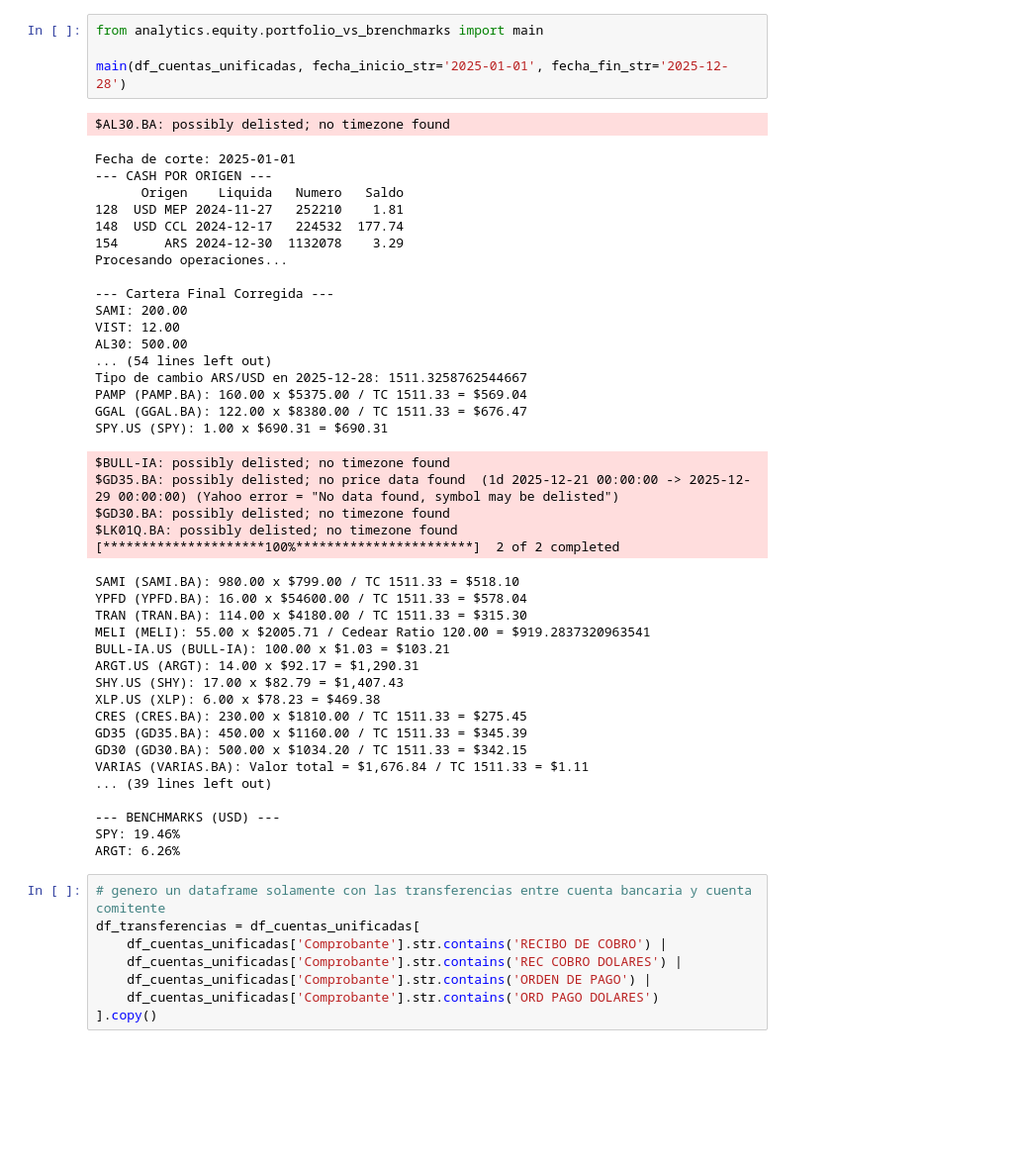
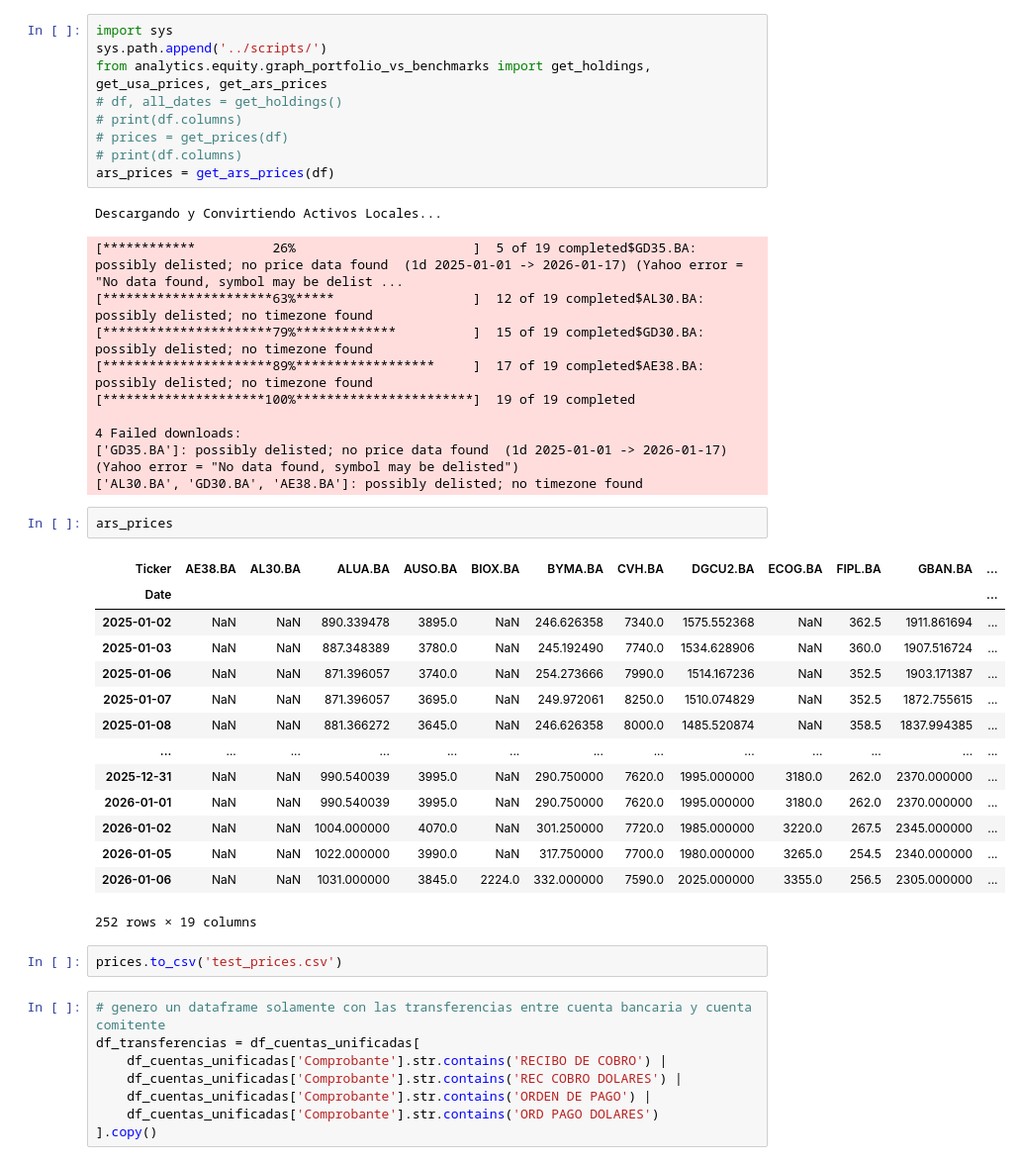
Before and after one commit to Tomasteawita/white_finance, a Jupyter notebook: notebooks/comparacion_portfolios_merval_s&p500.ipynb, the cells around one changed output. Shown at 99% size. Drawn from its saved outputs; the diff is of its cells as text; blank space fills up the shorter version.

```diff
--- a/notebooks/comparacion_portfolios_merval_s&p500.ipynb
+++ b/notebooks/comparacion_portfolios_merval_s&p500.ipynb
@@ -85,48 +106,42 @@ LK01Q: 407.00
 # %%
-from analytics.equity.portfolio_vs_brenchmarks import main
-
-main(df_cuentas_unificadas, fecha_inicio_str='2025-01-01', fecha_fin_str='2025-12-28')
+import sys
+sys.path.append('../scripts/')
+from analytics.equity.graph_portfolio_vs_benchmarks import get_holdings, get_usa_prices, get_ars_prices
+# df, all_dates = get_holdings()
+# print(df.columns)
+# prices = get_prices(df)
+# print(df.columns)
+ars_prices = get_ars_prices(df)
 # %% [output]
-$AL30.BA: possibly delisted; no timezone found
+Descargando y Convirtiendo Activos Locales...
-Fecha de corte: 2025-01-01
---- CASH POR ORIGEN ---
-      Origen    Liquida   Numero   Saldo
-128  USD MEP 2024-11-27   252210    1.81
-148  USD CCL 2024-12-17   224532  177.74
-154      ARS 2024-12-30  1132078    3.29
-Procesando operaciones...
+[************          26%                       ]  5 of 19 completed$GD35.BA: possibly delisted; no price data found  (1d 2025-01-01 -> 2026-01-17) (Yahoo error = "No data found, symbol may be delist ...
+[**********************63%*****                  ]  12 of 19 completed$AL30.BA: possibly delisted; no timezone found
+[**********************79%*************          ]  15 of 19 completed$GD30.BA: possibly delisted; no timezone found
+[**********************89%******************     ]  17 of 19 completed$AE38.BA: possibly delisted; no timezone found
+[*********************100%***********************]  19 of 19 completed
 
---- Cartera Final Corregida ---
-SAMI: 200.00
-VIST: 12.00
-AL30: 500.00
-... (54 lines left out)
-Tipo de cambio ARS/USD en 2025-12-28: 1511.3258762544667
-PAMP (PAMP.BA): 160.00 x $5375.00 / TC 1511.33 = $569.04
-GGAL (GGAL.BA): 122.00 x $8380.00 / TC 1511.33 = $676.47
-SPY.US (SPY): 1.00 x $690.31 = $690.31
+4 Failed downloads:
+['GD35.BA']: possibly delisted; no price data found  (1d 2025-01-01 -> 2026-01-17) (Yahoo error = "No data found, symbol may be delisted")
+['AL30.BA', 'GD30.BA', 'AE38.BA']: possibly delisted; no timezone found
-$BULL-IA: possibly delisted; no timezone found
-$GD35.BA: possibly delisted; no price data found  (1d 2025-12-21 00:00:00 -> 2025-12-29 00:00:00) (Yahoo error = "No data found, symbol may be delisted")
-$GD30.BA: possibly delisted; no timezone found
-$LK01Q.BA: possibly delisted; no timezone found
-[*********************100%***********************]  2 of 2 completed
-SAMI (SAMI.BA): 980.00 x $799.00 / TC 1511.33 = $518.10
-YPFD (YPFD.BA): 16.00 x $54600.00 / TC 1511.33 = $578.04
-TRAN (TRAN.BA): 114.00 x $4180.00 / TC 1511.33 = $315.30
-MELI (MELI): 55.00 x $2005.71 / Cedear Ratio 120.00 = $919.2837320963541
-BULL-IA.US (BULL-IA): 100.00 x $1.03 = $103.21
-ARGT.US (ARGT): 14.00 x $92.17 = $1,290.31
-SHY.US (SHY): 17.00 x $82.79 = $1,407.43
-XLP.US (XLP): 6.00 x $78.23 = $469.38
-CRES (CRES.BA): 230.00 x $1810.00 / TC 1511.33 = $275.45
-GD35 (GD35.BA): 450.00 x $1160.00 / TC 1511.33 = $345.39
-GD30 (GD30.BA): 500.00 x $1034.20 / TC 1511.33 = $342.15
-VARIAS (VARIAS.BA): Valor total = $1,676.84 / TC 1511.33 = $1.11
-... (39 lines left out)
-
---- BENCHMARKS (USD) ---
-SPY: 19.46%
-ARGT: 6.26%
+# %%
+ars_prices
+# %% [output]
+| Ticker | AE38.BA | AL30.BA | ALUA.BA | AUSO.BA | BIOX.BA | BYMA.BA | CVH.BA | DGCU2.BA | ECOG.BA | FIPL.BA | GBAN.BA | ... |
+| Date |  |  |  |  |  |  |  |  |  |  |  | ... |
+| 2025-01-02 | NaN | NaN | 890.339478 | 3895.0 | NaN | 246.626358 | 7340.0 | 1575.552368 | NaN | 362.5 | 1911.861694 | ... |
+| 2025-01-03 | NaN | NaN | 887.348389 | 3780.0 | NaN | 245.192490 | 7740.0 | 1534.628906 | NaN | 360.0 | 1907.516724 | ... |
+| 2025-01-06 | NaN | NaN | 871.396057 | 3740.0 | NaN | 254.273666 | 7990.0 | 1514.167236 | NaN | 352.5 | 1903.171387 | ... |
+| 2025-01-07 | NaN | NaN | 871.396057 | 3695.0 | NaN | 249.972061 | 8250.0 | 1510.074829 | NaN | 352.5 | 1872.755615 | ... |
+| 2025-01-08 | NaN | NaN | 881.366272 | 3645.0 | NaN | 246.626358 | 8000.0 | 1485.520874 | NaN | 358.5 | 1837.994385 | ... |
+| ... | ... | ... | ... | ... | ... | ... | ... | ... | ... | ... | ... | ... |
+| 2025-12-31 | NaN | NaN | 990.540039 | 3995.0 | NaN | 290.750000 | 7620.0 | 1995.000000 | 3180.0 | 262.0 | 2370.000000 | ... |
+| 2026-01-01 | NaN | NaN | 990.540039 | 3995.0 | NaN | 290.750000 | 7620.0 | 1995.000000 | 3180.0 | 262.0 | 2370.000000 | ... |
+| 2026-01-02 | NaN | NaN | 1004.000000 | 4070.0 | NaN | 301.250000 | 7720.0 | 1985.000000 | 3220.0 | 267.5 | 2345.000000 | ... |
+| 2026-01-05 | NaN | NaN | 1022.000000 | 3990.0 | NaN | 317.750000 | 7700.0 | 1980.000000 | 3265.0 | 254.5 | 2340.000000 | ... |
+| 2026-01-06 | NaN | NaN | 1031.000000 | 3845.0 | 2224.0 | 332.000000 | 7590.0 | 2025.000000 | 3355.0 | 256.5 | 2305.000000 | ... |
+252 rows × 19 columns
+# %%
+prices.to_csv('test_prices.csv')
 # %%
 # genero un dataframe solamente con las transferencias entre cuenta bancaria y cuenta comitente
 df_transferencias = df_cuentas_unificadas[
```
Also changed, not shown: parts of 3 cells of this notebook, 28 other files.
